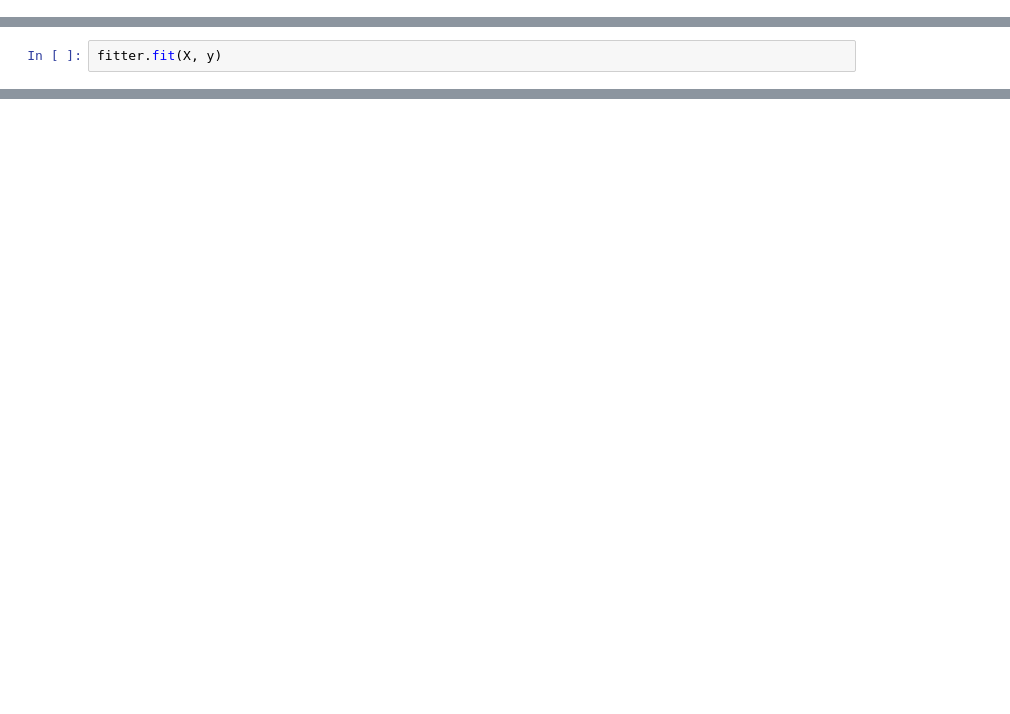
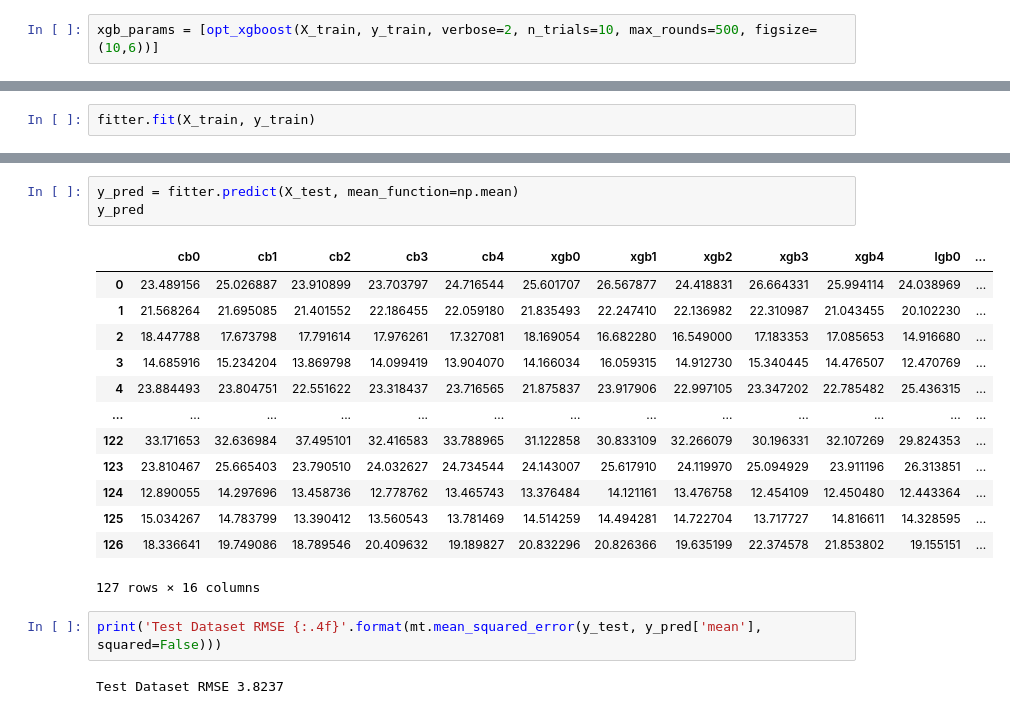
Before and after one commit to benayas1/benatools, a Jupyter notebook: Demo_GBM.ipynb, the cells around one changed output, grey strips where cells are left out. Saved outputs shown, nothing was run; the diff lists cells and outputs as text; blank space fills up the shorter version.

```diff
--- a/Demo_GBM.ipynb
+++ b/Demo_GBM.ipynb
@@ -46,0 +52,2 @@ from gbm.bundle import GBMFitter
+# %%
+xgb_params = [opt_xgboost(X_train, y_train, verbose=2, n_trials=10, max_rounds=500, figsize=(10,6))]
@@ -50,4 +84,4 @@ fitter = GBMFitter(lgb_data = lgb_params, cv_strategy = cv, use_rounders=False,
 # %%
-fitter.fit(X, y)
+fitter.fit(X_train, y_train)
 # %% [output]
 Training CB models
@@ -67,0 +104,21 @@ Training LGB models
+# %%
+y_pred = fitter.predict(X_test, mean_function=np.mean)
+y_pred
+# %% [output]
+|  | cb0 | cb1 | cb2 | cb3 | cb4 | xgb0 | xgb1 | xgb2 | xgb3 | xgb4 | lgb0 | ... |
+| 0 | 23.489156 | 25.026887 | 23.910899 | 23.703797 | 24.716544 | 25.601707 | 26.567877 | 24.418831 | 26.664331 | 25.994114 | 24.038969 | ... |
+| 1 | 21.568264 | 21.695085 | 21.401552 | 22.186455 | 22.059180 | 21.835493 | 22.247410 | 22.136982 | 22.310987 | 21.043455 | 20.102230 | ... |
+| 2 | 18.447788 | 17.673798 | 17.791614 | 17.976261 | 17.327081 | 18.169054 | 16.682280 | 16.549000 | 17.183353 | 17.085653 | 14.916680 | ... |
+| 3 | 14.685916 | 15.234204 | 13.869798 | 14.099419 | 13.904070 | 14.166034 | 16.059315 | 14.912730 | 15.340445 | 14.476507 | 12.470769 | ... |
+| 4 | 23.884493 | 23.804751 | 22.551622 | 23.318437 | 23.716565 | 21.875837 | 23.917906 | 22.997105 | 23.347202 | 22.785482 | 25.436315 | ... |
+| ... | ... | ... | ... | ... | ... | ... | ... | ... | ... | ... | ... | ... |
+| 122 | 33.171653 | 32.636984 | 37.495101 | 32.416583 | 33.788965 | 31.122858 | 30.833109 | 32.266079 | 30.196331 | 32.107269 | 29.824353 | ... |
+| 123 | 23.810467 | 25.665403 | 23.790510 | 24.032627 | 24.734544 | 24.143007 | 25.617910 | 24.119970 | 25.094929 | 23.911196 | 26.313851 | ... |
+| 124 | 12.890055 | 14.297696 | 13.458736 | 12.778762 | 13.465743 | 13.376484 | 14.121161 | 13.476758 | 12.454109 | 12.450480 | 12.443364 | ... |
+| 125 | 15.034267 | 14.783799 | 13.390412 | 13.560543 | 13.781469 | 14.514259 | 14.494281 | 14.722704 | 13.717727 | 14.816611 | 14.328595 | ... |
+| 126 | 18.336641 | 19.749086 | 18.789546 | 20.409632 | 19.189827 | 20.832296 | 20.826366 | 19.635199 | 22.374578 | 21.853802 | 19.155151 | ... |
+127 rows × 16 columns
+# %%
+print('Test Dataset RMSE {:.4f}'.format(mt.mean_squared_error(y_test, y_pred['mean'], squared=False)))
+# %% [output]
+Test Dataset RMSE 3.8237
```
Also changed, not shown: parts of 11 cells of this notebook.
